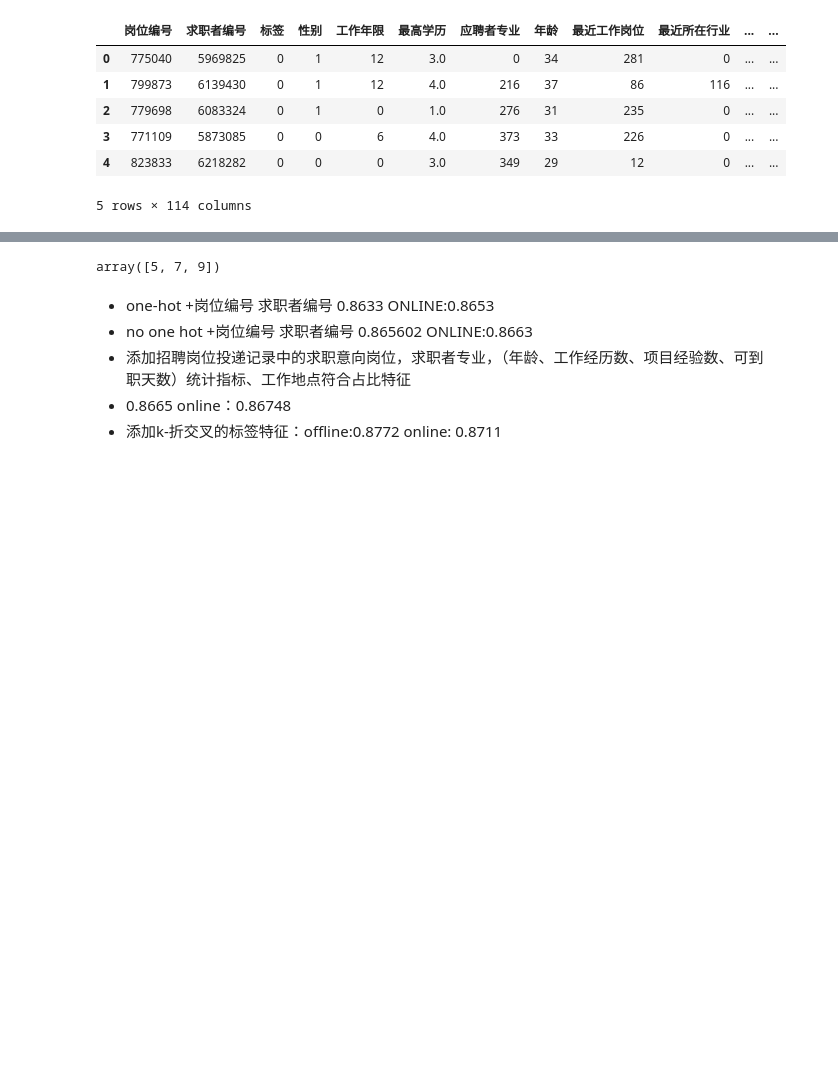
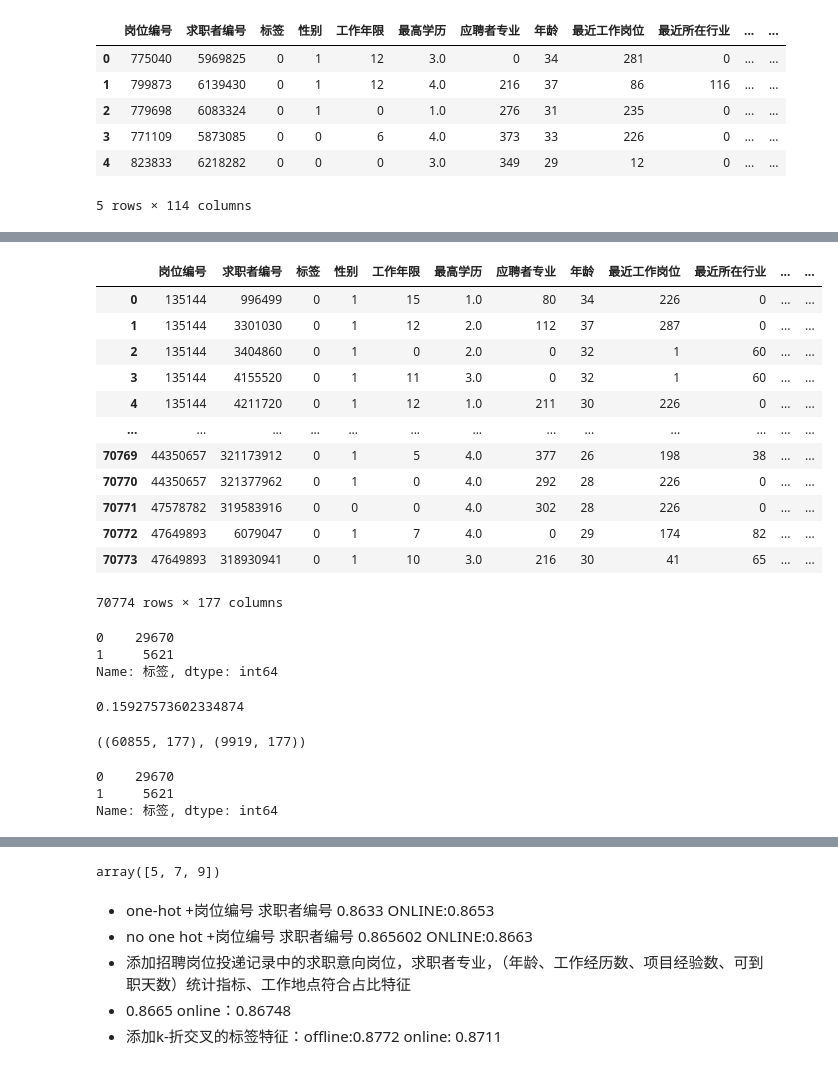
Before and after one commit to KATEhuang920909/human_co_match, a Jupyter notebook: human_co_match/jupyter/project_test.ipynb, the cells around one changed output, grey strips where cells are left out. Drawn from its saved outputs; the diff is of its cells as text; code cells hidden in the pictures; blank space fills up the shorter version.

```diff
--- a/human_co_match/jupyter/project_test.ipynb
+++ b/human_co_match/jupyter/project_test.ipynb
@@ -315,8 +468,7 @@ train_data.head()
 # online
 data=pd.concat([train_data,valid_data],ignore_index=True)
 train=get_k_fold_data(data,person,intent_table,job_table,project_history_table,work_history_table,candidate_data,job_data)
-test_data =data_merge(test_data,person,intent_table,job_table,project_history_table,work_history_table,candidate_data,job_data)
-test = get_data(test_data, train)
+
 temp_data= pd.concat([train, test], ignore_index=True)
 # data_all_feature=feature_process(temp_data)
 temp_data=deliver_record_feature(temp_data)
@@ -326,5 +478,5 @@ for f in temp_data.select_dtypes('object'):
     temp_data[f] = le.fit_transform(temp_data[f].astype('str'))
 temp_data["招聘对象"] =le.fit_transform(temp_data["招聘对象"].astype('str'))
 temp_data["最近工作岗位"] =le.fit_transform(temp_data["最近工作岗位"].astype('str'))
-temp_data["岗位类别"] =le.fit_transform(temp_data["岗位类别"].astype('str'))
+temp_data["求职意向岗位类别"] =le.fit_transform(temp_data["求职意向岗位类别"].astype('str'))
 # %% [output]
@@ -425,0 +569,18 @@ test0[list(test0.columns)[:2]+list(test0.columns)[3:]]
+# %%
+test0=test0[test0.columns[:-1]]
+# %%
+test0
+# %% [output]
+|  | 岗位编号 | 求职者编号 | 标签 | 性别 | 工作年限 | 最高学历 | 应聘者专业 | 年龄 | 最近工作岗位 | 最近所在行业 | ... | ... |
+| 0 | 135144 | 996499 | 0 | 1 | 15 | 1.0 | 80 | 34 | 226 | 0 | ... | ... |
+| 1 | 135144 | 3301030 | 0 | 1 | 12 | 2.0 | 112 | 37 | 287 | 0 | ... | ... |
+| 2 | 135144 | 3404860 | 0 | 1 | 0 | 2.0 | 0 | 32 | 1 | 60 | ... | ... |
+| 3 | 135144 | 4155520 | 0 | 1 | 11 | 3.0 | 0 | 32 | 1 | 60 | ... | ... |
+| 4 | 135144 | 4211720 | 0 | 1 | 12 | 1.0 | 211 | 30 | 226 | 0 | ... | ... |
+| ... | ... | ... | ... | ... | ... | ... | ... | ... | ... | ... | ... | ... |
+| 70769 | 44350657 | 321173912 | 0 | 1 | 5 | 4.0 | 377 | 26 | 198 | 38 | ... | ... |
+| 70770 | 44350657 | 321377962 | 0 | 1 | 0 | 4.0 | 292 | 28 | 226 | 0 | ... | ... |
+| 70771 | 47578782 | 319583916 | 0 | 0 | 0 | 4.0 | 302 | 28 | 226 | 0 | ... | ... |
+| 70772 | 47649893 | 6079047 | 0 | 1 | 7 | 4.0 | 0 | 29 | 174 | 82 | ... | ... |
+| 70773 | 47649893 | 318930941 | 0 | 1 | 10 | 3.0 | 216 | 30 | 41 | 65 | ... | ... |
+70774 rows × 177 columns
@@ -425,0 +596,21 @@ test0[list(test0.columns)[:2]+list(test0.columns)[3:]]
+# %%
+train0["标签"].value_counts()
+# %% [output]
+0    29670
+1     5621
+Name: 标签, dtype: int64
+# %%
+5621/(29670+5621)
+# %% [output]
+0.15927573602334874
+# %%
+temp_result=test0.sort_values("预测打分", ascending=False, ignore_index=True)
+temp_result[temp_result.预测打分<0.5].shape,temp_result[temp_result.预测打分>=0.5].shape
+# %% [output]
+((60855, 177), (9919, 177))
+# %%
+train0["标签"].value_counts()
+# %% [output]
+0    29670
+1     5621
+Name: 标签, dtype: int64
```
Also changed, not shown: parts of 31 cells of this notebook, 2 other files.
